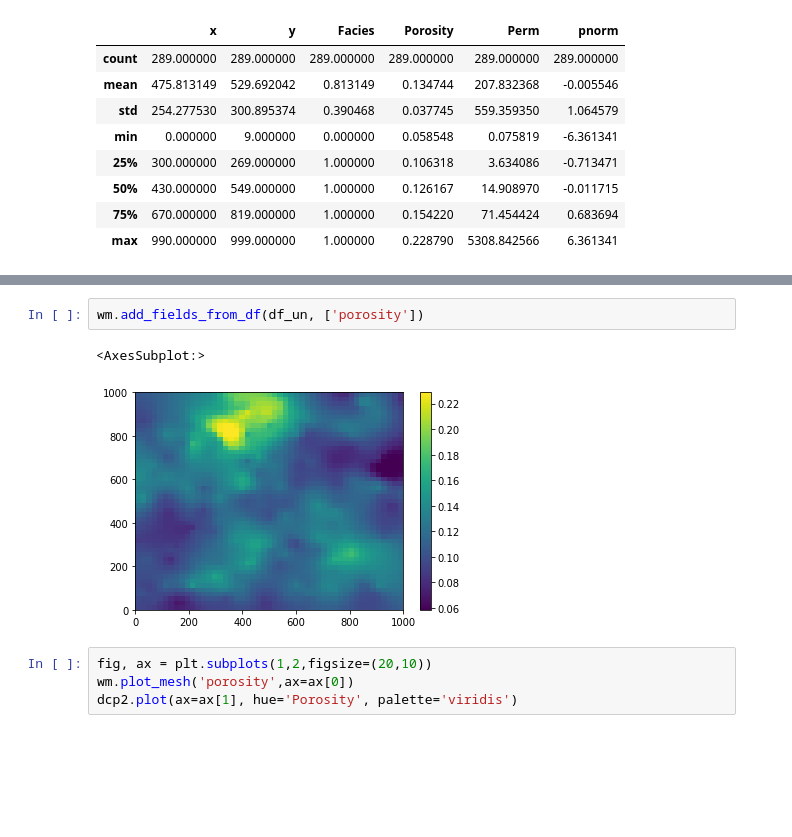
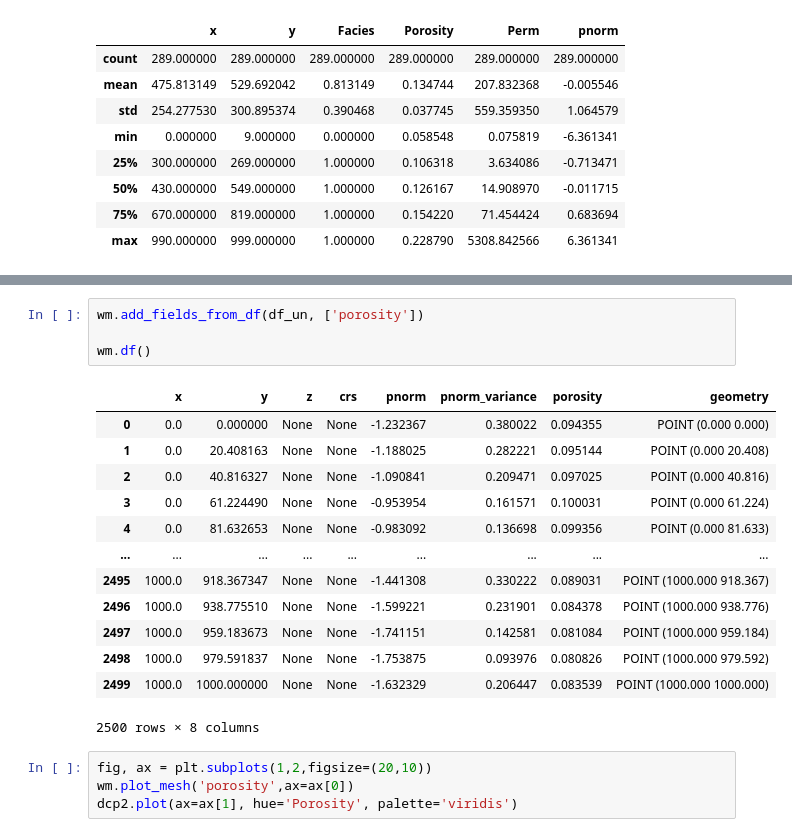
Before and after one commit to scuervo91/volumetricspy, a Jupyter notebook: docs/examples/3-Points/krigging.ipynb, the cells around one changed output, grey strips where cells are left out. Cells and saved outputs as stored; diff of their text form; blank space fills up the shorter version.

```diff
--- a/docs/examples/3-Points/krigging.ipynb
+++ b/docs/examples/3-Points/krigging.ipynb
@@ -169,9 +169,22 @@ df_un
 2500 rows × 8 columns
 # %%
 wm.add_fields_from_df(df_un, ['porosity'])
+
+wm.df()
 # %% [output]
+|  | x | y | z | crs | pnorm | pnorm_variance | porosity | geometry |
+| 0 | 0.0 | 0.000000 | None | None | -1.232367 | 0.380022 | 0.094355 | POINT (0.000 0.000) |
+| 1 | 0.0 | 20.408163 | None | None | -1.188025 | 0.282221 | 0.095144 | POINT (0.000 20.408) |
+| 2 | 0.0 | 40.816327 | None | None | -1.090841 | 0.209471 | 0.097025 | POINT (0.000 40.816) |
+| 3 | 0.0 | 61.224490 | None | None | -0.953954 | 0.161571 | 0.100031 | POINT (0.000 61.224) |
+| 4 | 0.0 | 81.632653 | None | None | -0.983092 | 0.136698 | 0.099356 | POINT (0.000 81.633) |
+| ... | ... | ... | ... | ... | ... | ... | ... | ... |
+| 2495 | 1000.0 | 918.367347 | None | None | -1.441308 | 0.330222 | 0.089031 | POINT (1000.000 918.367) |
+| 2496 | 1000.0 | 938.775510 | None | None | -1.599221 | 0.231901 | 0.084378 | POINT (1000.000 938.776) |
+| 2497 | 1000.0 | 959.183673 | None | None | -1.741151 | 0.142581 | 0.081084 | POINT (1000.000 959.184) |
+| 2498 | 1000.0 | 979.591837 | None | None | -1.753875 | 0.093976 | 0.080826 | POINT (1000.000 979.592) |
+| 2499 | 1000.0 | 1000.000000 | None | None | -1.632329 | 0.206447 | 0.083539 | POINT (1000.000 1000.000) |
-<AxesSubplot:>
+2500 rows × 8 columns
-[figure, removed]
 # %%
 fig, ax = plt.subplots(1,2,figsize=(20,10))
 wm.plot_mesh('porosity',ax=ax[0])
```
Also changed, not shown: parts of 9 cells of this notebook, 4 other files.
